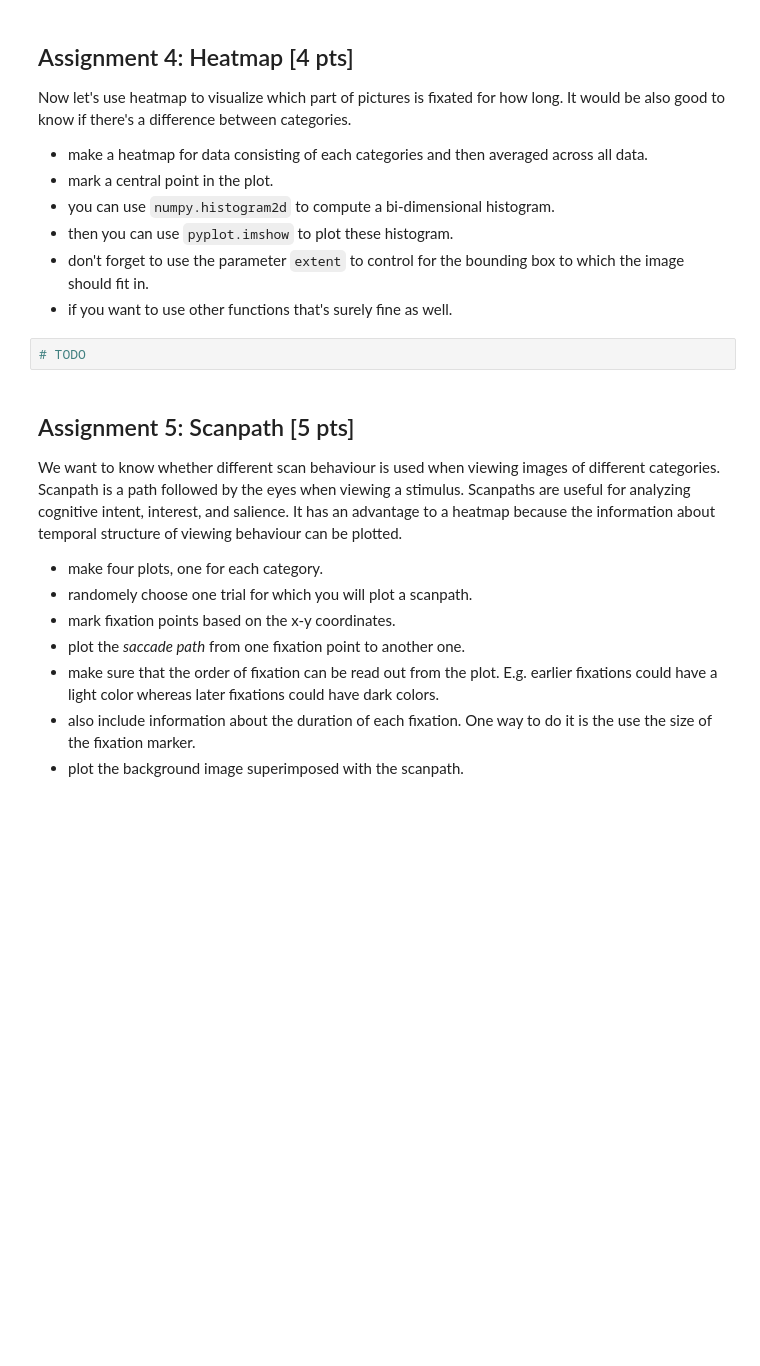
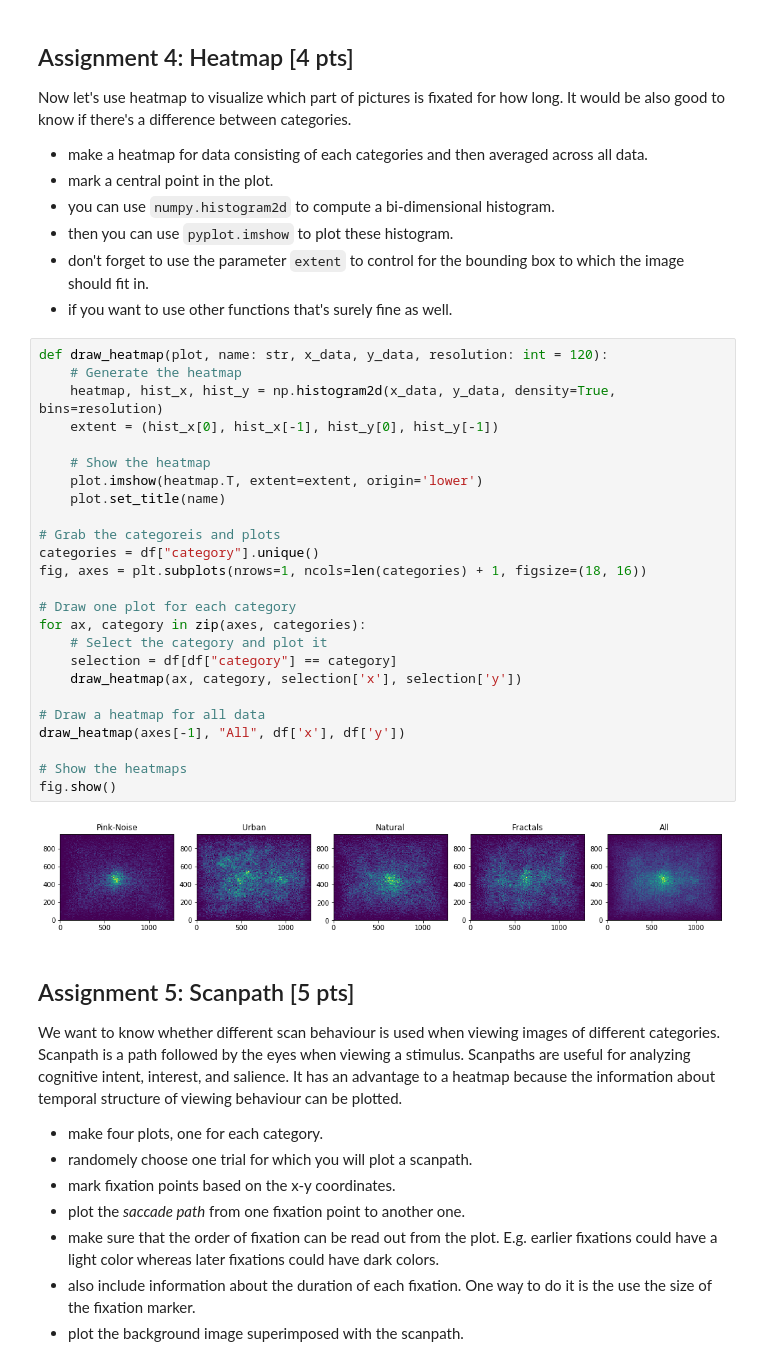
Before and after one commit to NBP-ACC/week-7-acc_2, a Jupyter notebook: Sheet05.ipynb, the cells around one changed output. Cells and saved outputs as stored; diff of their text form; blank space fills up the shorter version.

````diff
--- a/Sheet05.ipynb
+++ b/Sheet05.ipynb
@@ -209,8 +210,33 @@ Now let's use heatmap to visualize which part of pictures is fixated for how lon
 - then you can use ```pyplot.imshow``` to plot these histogram.
 - don't forget to use the parameter ```extent``` to control for the bounding box to which the image should fit in.
 - if you want to use other functions that's surely fine as well.
-# %%
-# TODO
+# %%
+def draw_heatmap(plot, name: str, x_data, y_data, resolution: int = 120):
+    # Generate the heatmap
+    heatmap, hist_x, hist_y = np.histogram2d(x_data, y_data, density=True, bins=resolution)
+    extent = (hist_x[0], hist_x[-1], hist_y[0], hist_y[-1])
+
+    # Show the heatmap
+    plot.imshow(heatmap.T, extent=extent, origin='lower')
+    plot.set_title(name)
+
+# Grab the categoreis and plots
+categories = df["category"].unique()
+fig, axes = plt.subplots(nrows=1, ncols=len(categories) + 1, figsize=(18, 16))
+
+# Draw one plot for each category
+for ax, category in zip(axes, categories):
+    # Select the category and plot it
+    selection = df[df["category"] == category]
+    draw_heatmap(ax, category, selection['x'], selection['y'])
+
+# Draw a heatmap for all data
+draw_heatmap(axes[-1], "All", df['x'], df['y'])
+
+# Show the heatmaps
+fig.show()
+# %% [output]
+[figure, added]
 # %% [markdown]
 ## Assignment 5: Scanpath [5 pts]
 We want to know whether different scan behaviour is used when viewing images of different categories. Scanpath is a path followed by the eyes when viewing a stimulus. Scanpaths are useful for analyzing cognitive intent, interest, and salience. It has an advantage to a heatmap because the information about temporal structure of viewing behaviour can be plotted.
````
Also changed, not shown: parts of 2 cells of this notebook.
